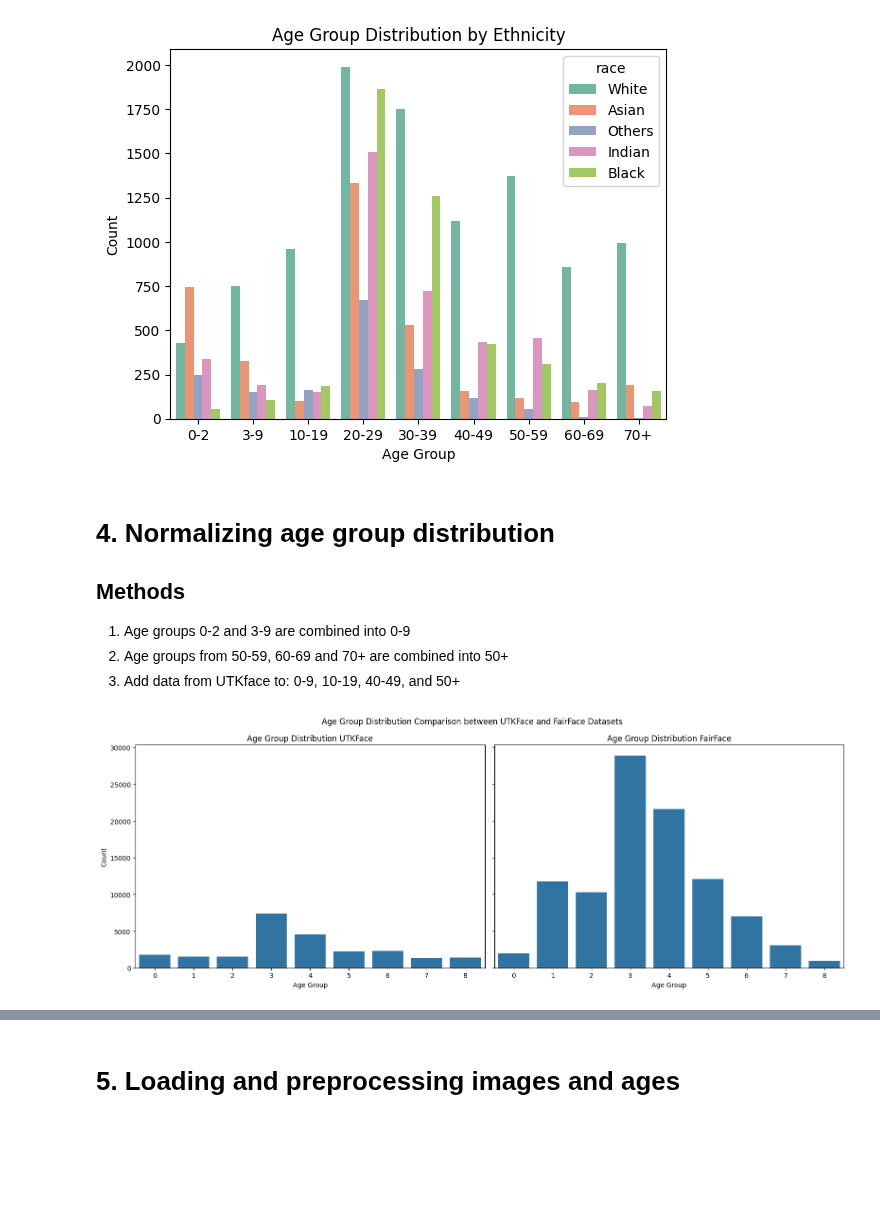
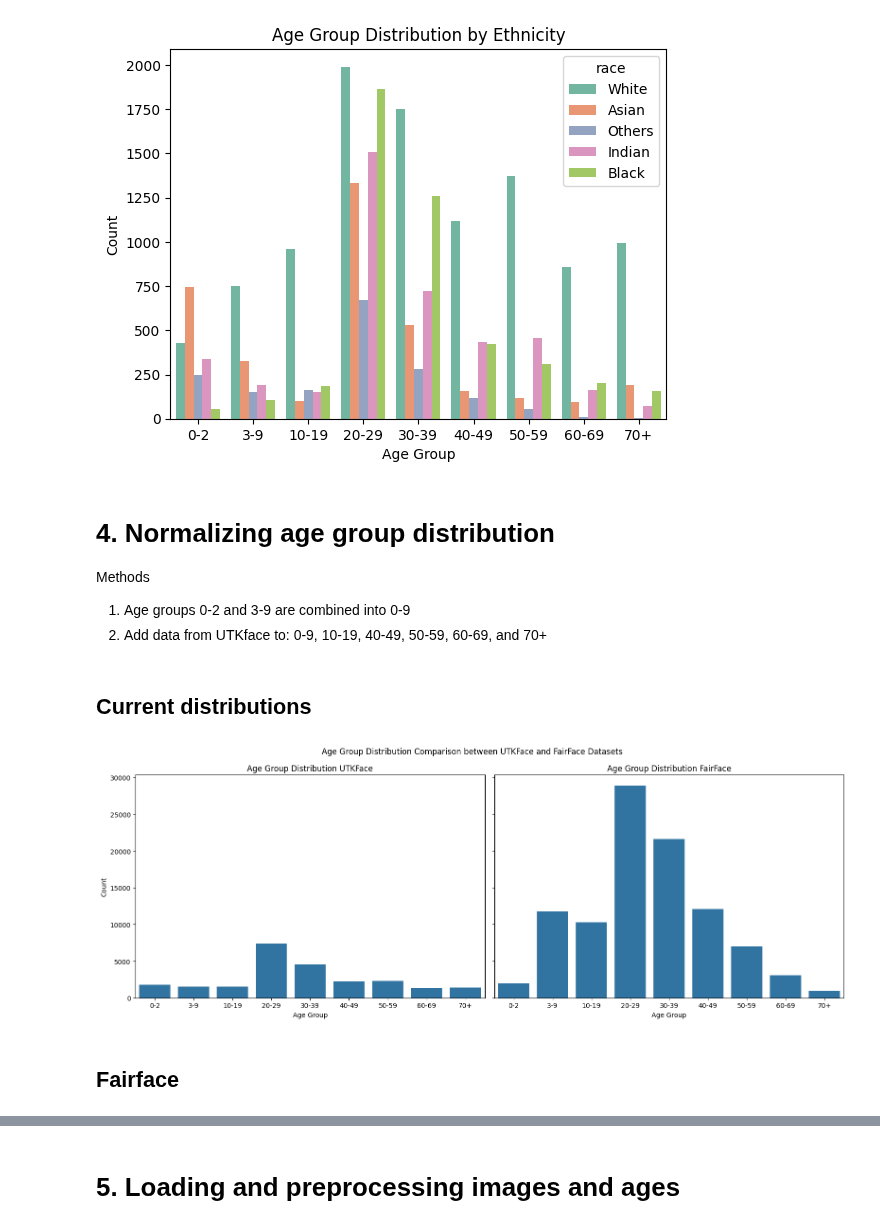
Before and after one commit to mortgad/DLVR, a Jupyter notebook: Baseline.ipynb, the cells around one changed output, grey strips where cells are left out. Saved outputs shown, nothing was run; the diff lists cells and outputs as text; code cells hidden in the pictures; blank space fills up the shorter version.

```diff
--- a/Baseline.ipynb
+++ b/Baseline.ipynb
@@ -769,39 +774,42 @@ plt.show()
 [figure]
 # %% [markdown]
 # 4. Normalizing age group distribution
-## Methods
+Methods
 1. Age groups 0-2 and 3-9 are combined into 0-9
-2. Age groups from 50-59, 60-69 and 70+ are combined into 50+
-3. Add data from UTKface to: 0-9, 10-19, 40-49, and 50+
+3. Add data from UTKface to: 0-9, 10-19, 40-49, 50-59, 60-69, and 70+
+# %% [markdown]
+## Current distributions
 # %%
 import matplotlib.pyplot as plt
 import seaborn as sns
 
 # Create a figure with two subplots
 fig, axes = plt.subplots(1, 2, figsize=(16, 6), sharey=True)
 
 # Plot the first distribution for the UTKFace dataset
 sns.countplot(data=df_utkface_code, x='age_code', ax=axes[0])
 axes[0].set_title('Age Group Distribution UTKFace')
 axes[0].set_xlabel('Age Group')
 axes[0].set_ylabel('Count')
 axes[0].set_xticks(range(len(age_map)))
-axes[0].set_xticklabels(age_map.values())
+axes[0].set_xticklabels(age_map.keys())
 
 # Plot the second distribution for the FairFace dataset
 sns.countplot(data=df_fairface_code, x='age_code', ax=axes[1])
 axes[1].set_title('Age Group Distribution FairFace')
 axes[1].set_xlabel('Age Group')
 axes[1].set_ylabel('Count')
 axes[1].set_xticks(range(len(age_map)))
-axes[1].set_xticklabels(age_map.values())
+axes[1].set_xticklabels(age_map.keys())
 
 # Adjust the layout and show the plots
 plt.suptitle('Age Group Distribution Comparison between UTKFace and FairFace Datasets')
 plt.tight_layout()
 plt.show()
 # %% [output]
-[figure, old version]
+[figure, new version]
+# %% [markdown]
+## Fairface
 # %%
 # Step 1: Define the mapping to merge age groups
 def merge_age_groups(age_code):
```
Also changed, not shown: parts of 13 cells of this notebook.
